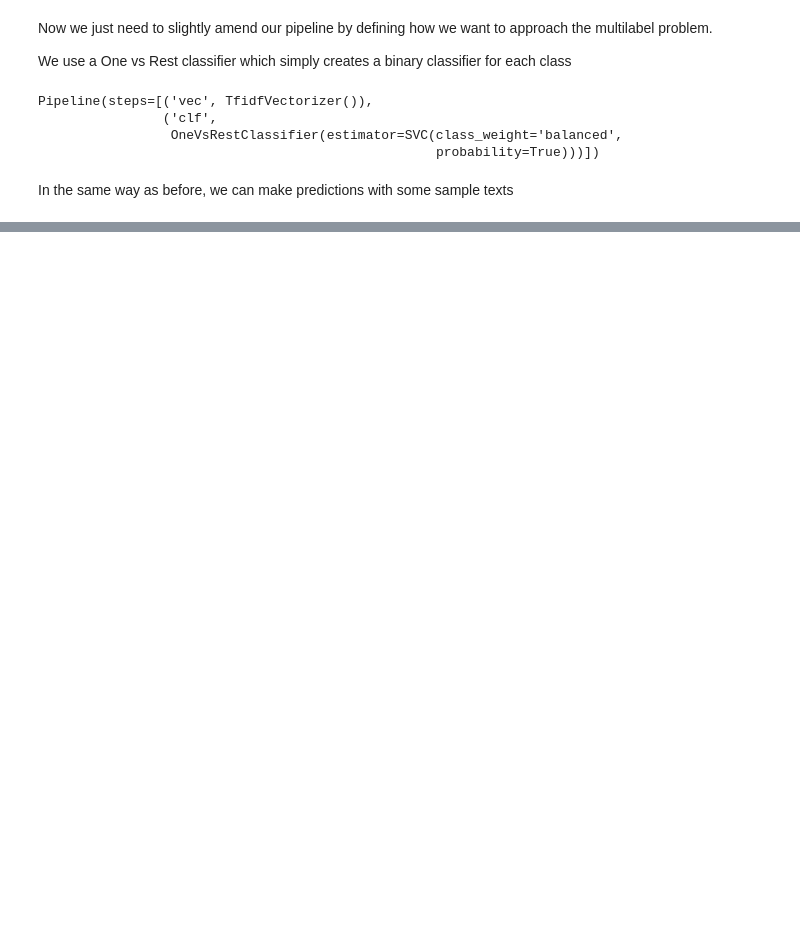
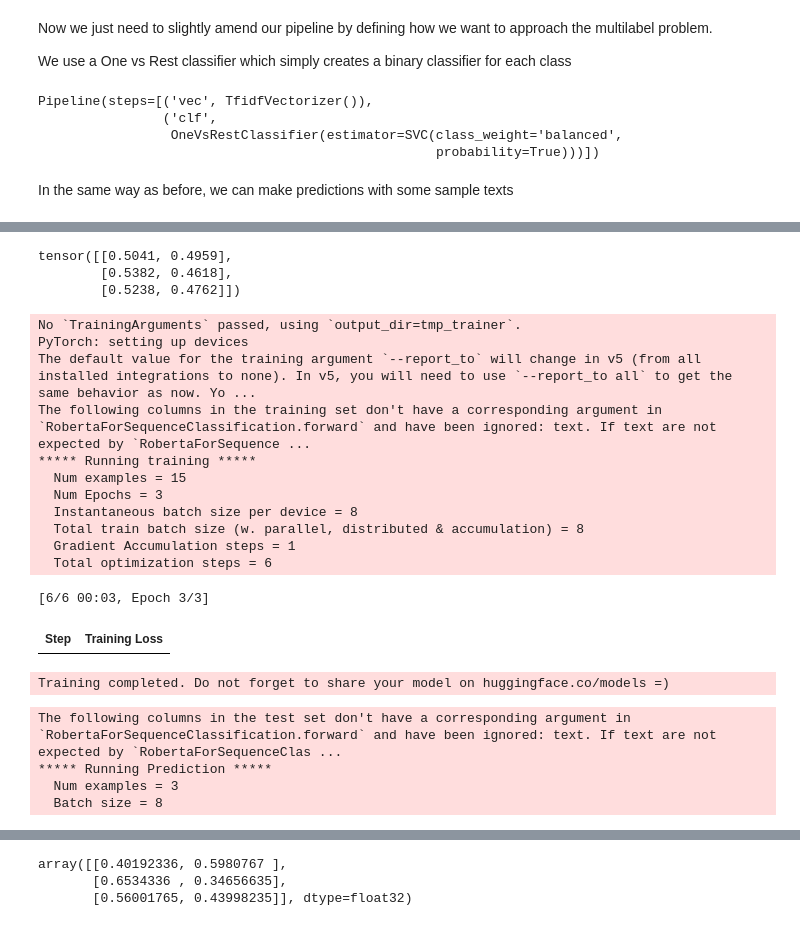
Before and after one commit to mcallaghan/NLP-climate-science-tutorial-CCAI, a Jupyter notebook: B_model_pipeline.ipynb, the cells around one changed output, grey strips where cells are left out. Saved outputs shown, nothing was run; the diff lists cells and outputs as text; code cells hidden in the pictures; blank space fills up the shorter version.

```diff
--- a/2_model_pipeline.ipynb
+++ b/B_model_pipeline.ipynb
@@ -298,0 +393,11 @@ pd.DataFrame(y_pred, columns=impacts)
+# %%
+# To generate predictions, we just need to supply a dataset to the predict method
+new_texts = [
+    "climate change is impacting terrestrial ecosystems",
+    "Machine Learning will solve climate change",
+    "Fossil fuels are responsible for rising temperature"
+]
+
+
+pred = trainer.predict(datasetify(new_texts, tokenizer, [1,0,0]))
+pred
@@ -298,0 +413,52 @@ pd.DataFrame(y_pred, columns=impacts)
+# %%
+# However, the model output gives us logits. If these are negative, then the prediction
+# is negative, if they are positive, the prediction is positive.
+# We can turn these into probabilities with an activation function
+from torch.nn import Sigmoid, Softmax
+from torch import tensor
+activation = Softmax() # Since we have two exclusive classes, we use the Softmax function
+activation(tensor(pred.predictions))
+# %% [output]
+tensor([[0.5041, 0.4959],
+        [0.5382, 0.4618],
+        [0.5238, 0.4762]])
+# %%
+# If we want to always get probabilities, we can subclass Trainer and add a new predict_proba method
+
+from transformers.trainer_utils import PredictionOutput
+
+class ProbTrainer(Trainer):
+    def predict_proba(
+        self, test_dataset: Dataset
+    ) -> PredictionOutput:
+        logits = self.predict(test_dataset).predictions
+        if logits.shape[1] > 2:
+            activation = Sigmoid()
+        else:
+            activation = Softmax()
+        return activation(tensor(logits)).numpy()
+
+trainer = ProbTrainer(model=model, train_dataset=datasetify(texts, tokenizer, y))
+trainer.train()
+
+pred = trainer.predict_proba(datasetify(new_texts,tokenizer))
+pred
+# %% [output]
+No `TrainingArguments` passed, using `output_dir=tmp_trainer`.
+PyTorch: setting up devices
+The default value for the training argument `--report_to` will change in v5 (from all installed integrations to none). In v5, you will need to use `--report_to all` to get the same behavior as now. Yo ...
+The following columns in the training set don't have a corresponding argument in `RobertaForSequenceClassification.forward` and have been ignored: text. If text are not expected by `RobertaForSequence ...
+***** Running training *****
+  Num examples = 15
+  Num Epochs = 3
+  Instantaneous batch size per device = 8
+  Total train batch size (w. parallel, distributed & accumulation) = 8
+  Gradient Accumulation steps = 1
+  Total optimization steps = 6
+[6/6 00:03, Epoch 3/3]
+| Step | Training Loss |
+Training completed. Do not forget to share your model on huggingface.co/models =)
+The following columns in the test set don't have a corresponding argument in `RobertaForSequenceClassification.forward` and have been ignored: text. If text are not expected by `RobertaForSequenceClas ...
+***** Running Prediction *****
+  Num examples = 3
+  Batch size = 8
@@ -298,0 +466,3 @@ pd.DataFrame(y_pred, columns=impacts)
+array([[0.40192336, 0.5980767 ],
+       [0.6534336 , 0.34656635],
+       [0.56001765, 0.43998235]], dtype=float32)
```
Also changed, not shown: parts of 10 cells of this notebook, 8 other files.
